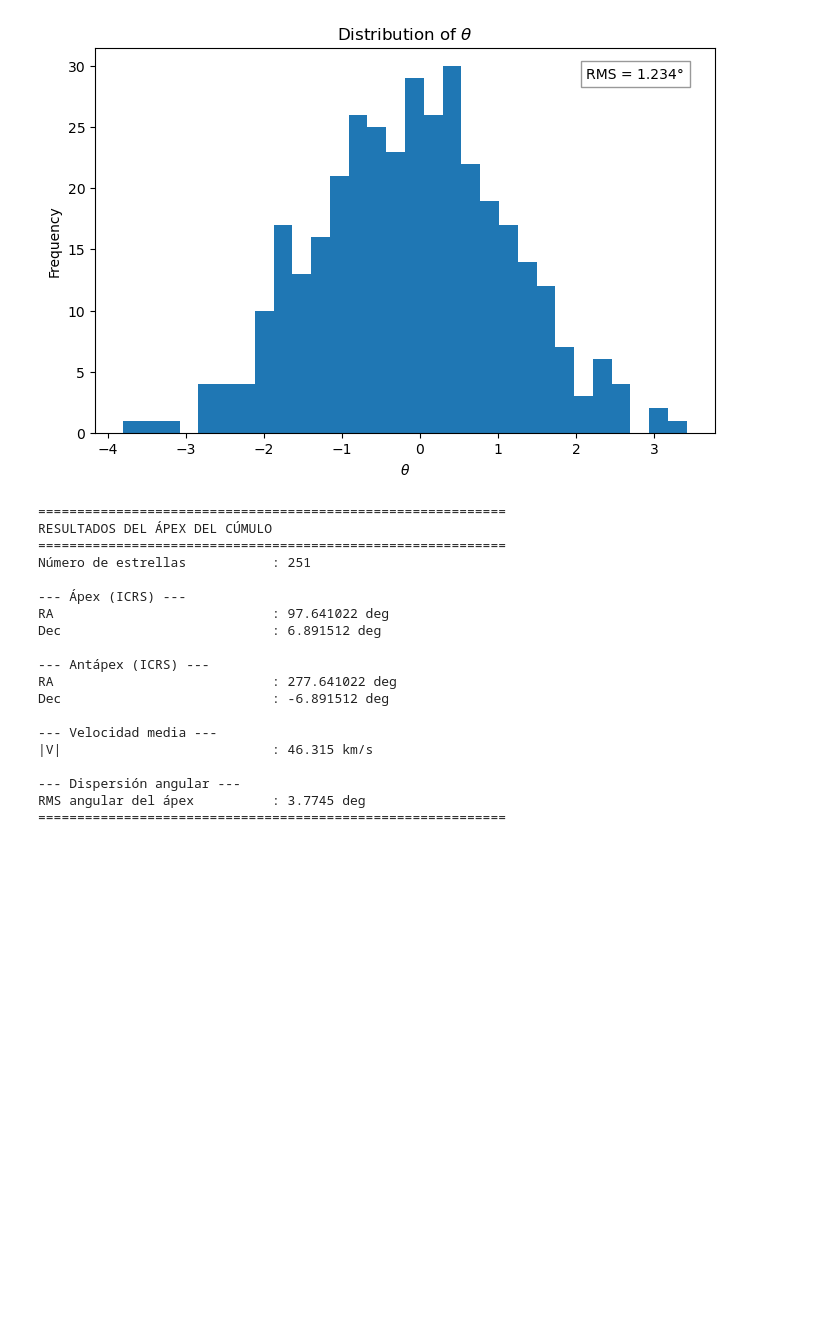
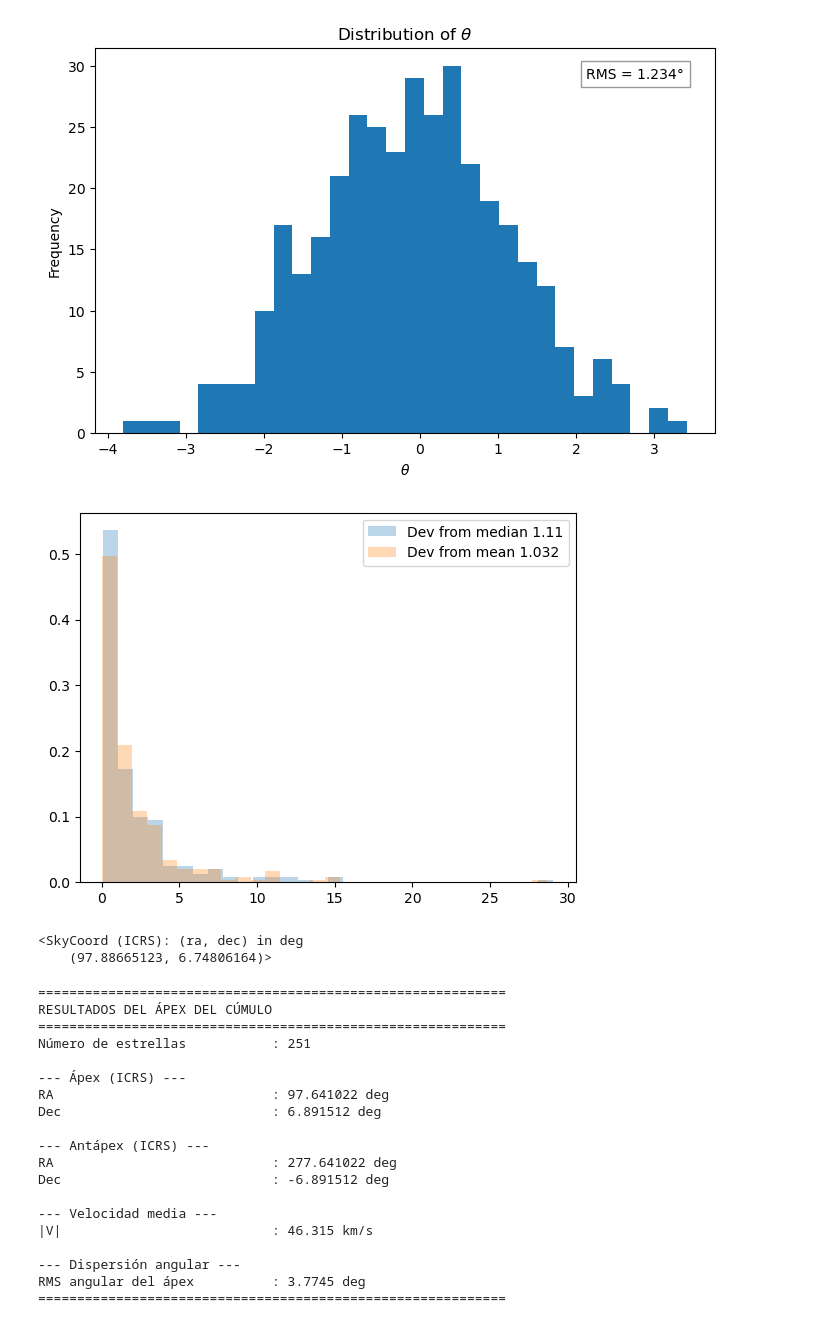
Before and after one commit to nicolasbojacarojas/clusterization_project, a Jupyter notebook: dev/pasantia/simulation_comparison/comparison.ipynb, the cells around one changed output. Saved outputs shown, nothing was run; the diff lists cells and outputs as text; code cells hidden in the pictures; blank space fills up the shorter version.

```diff
--- a/dev/pasantia/simulation_comparison/comparison.ipynb
+++ b/dev/pasantia/simulation_comparison/comparison.ipynb
@@ -1131,3 +1135,22 @@ apex_radial = calcular_apex_3d_gaia(result_hyades_sintetico_error_alld["cluster_
+# %%
+single_mean_coord = SkyCoord(ra = apex_radial.stars["apex_ra_deg"].mean() * u.deg, dec = apex_radial.stars["apex_dec_deg"].mean() * u.deg)
+single_median_coord = SkyCoord(ra = apex_radial.stars["apex_ra_deg"].median() * u.deg, dec = apex_radial.stars["apex_dec_deg"].median() * u.deg)
+df_coords = SkyCoord(ra = apex_radial.stars["apex_ra_deg"].values * u.deg, dec = apex_radial.stars["apex_dec_deg"].values * u.deg)
+# %%
+apex_radial.stars["angular_mean_deviation"] = single_mean_coord.separation(df_coords).deg
+apex_radial.stars["angular_median_deviation"] = single_median_coord.separation(df_coords).deg
+# %%
+plt.hist(apex_radial.stars["angular_median_deviation"], label = f"Dev from median {np.round(apex_radial.stars["angular_mean_deviation"].median(),3)}", alpha = 0.3, density =True, bins = 30)
+plt.hist(apex_radial.stars["angular_mean_deviation"], label = f"Dev from mean {np.round(apex_radial.stars["angular_median_deviation"].median(),3)}", alpha = 0.3, density = True, bins = 30)
+plt.legend()
+plt.show()
+# %% [output]
+[figure, added]
+# %%
+single_mean_coord
+# %% [output]
+<SkyCoord (ICRS): (ra, dec) in deg
+    (97.88665123, 6.74806164)>
 # %%
 print("=" * 60)
 print("RESULTADOS DEL ÁPEX DEL CÚMULO")
```
Also changed, not shown: parts of 1 cell of this notebook, 6 other files.
